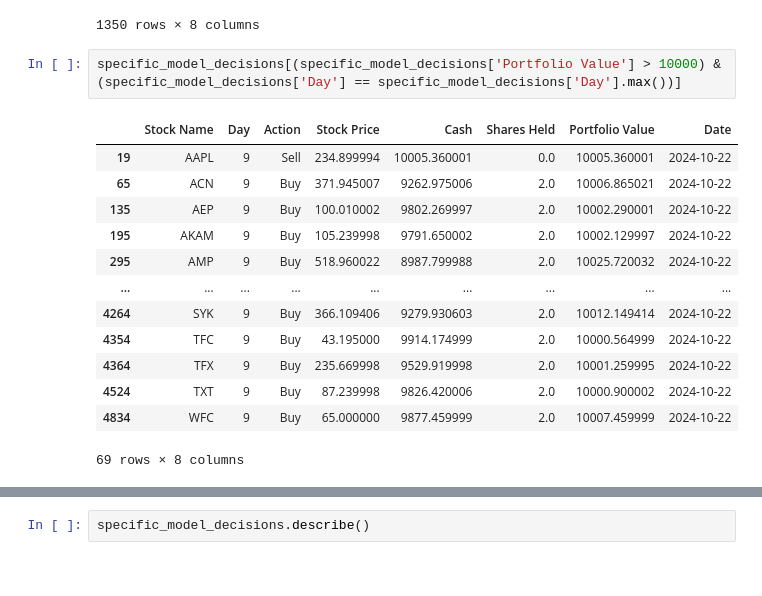
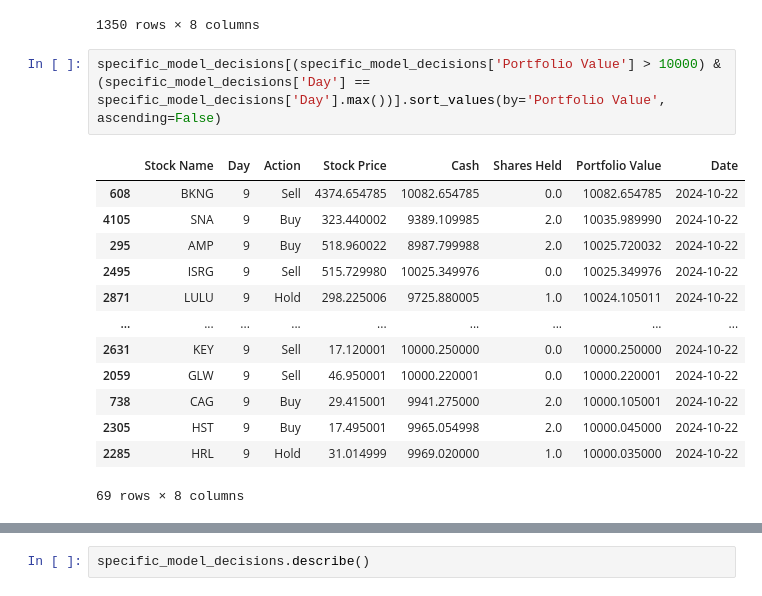
Before and after one commit to uniquedapoet/StockTradingModel, a Jupyter notebook: model_decision_EDA.ipynb, the cells around one changed output, grey strips where cells are left out. Saved outputs shown, nothing was run; the diff lists cells and outputs as text.

```diff
--- a/model_decision_EDA.ipynb
+++ b/model_decision_EDA.ipynb
@@ -97,19 +97,19 @@ specific_model_decisions[specific_model_decisions['Action']  == 'Buy']
 | 4964 | ZBH | 9 | Buy | 104.099998 | 9895.900002 | 1.0 | 10000.000000 | 2024-10-22 |
 1350 rows × 8 columns
 # %%
-specific_model_decisions[(specific_model_decisions['Portfolio Value'] > 10000) & (specific_model_decisions['Day'] == specific_model_decisions['Day'].max())]
+specific_model_decisions[(specific_model_decisions['Portfolio Value'] > 10000) & (specific_model_decisions['Day'] == specific_model_decisions['Day'].max())].sort_values(by='Portfolio Value', ascending=False)
 # %% [output]
 |  | Stock Name | Day | Action | Stock Price | Cash | Shares Held | Portfolio Value | Date |
-| 19 | AAPL | 9 | Sell | 234.899994 | 10005.360001 | 0.0 | 10005.360001 | 2024-10-22 |
-| 65 | ACN | 9 | Buy | 371.945007 | 9262.975006 | 2.0 | 10006.865021 | 2024-10-22 |
-| 135 | AEP | 9 | Buy | 100.010002 | 9802.269997 | 2.0 | 10002.290001 | 2024-10-22 |
-| 195 | AKAM | 9 | Buy | 105.239998 | 9791.650002 | 2.0 | 10002.129997 | 2024-10-22 |
+| 608 | BKNG | 9 | Sell | 4374.654785 | 10082.654785 | 0.0 | 10082.654785 | 2024-10-22 |
+| 4105 | SNA | 9 | Buy | 323.440002 | 9389.109985 | 2.0 | 10035.989990 | 2024-10-22 |
 | 295 | AMP | 9 | Buy | 518.960022 | 8987.799988 | 2.0 | 10025.720032 | 2024-10-22 |
+| 2495 | ISRG | 9 | Sell | 515.729980 | 10025.349976 | 0.0 | 10025.349976 | 2024-10-22 |
+| 2871 | LULU | 9 | Hold | 298.225006 | 9725.880005 | 1.0 | 10024.105011 | 2024-10-22 |
 | ... | ... | ... | ... | ... | ... | ... | ... | ... |
-| 4264 | SYK | 9 | Buy | 366.109406 | 9279.930603 | 2.0 | 10012.149414 | 2024-10-22 |
-| 4354 | TFC | 9 | Buy | 43.195000 | 9914.174999 | 2.0 | 10000.564999 | 2024-10-22 |
-| 4364 | TFX | 9 | Buy | 235.669998 | 9529.919998 | 2.0 | 10001.259995 | 2024-10-22 |
-| 4524 | TXT | 9 | Buy | 87.239998 | 9826.420006 | 2.0 | 10000.900002 | 2024-10-22 |
-| 4834 | WFC | 9 | Buy | 65.000000 | 9877.459999 | 2.0 | 10007.459999 | 2024-10-22 |
+| 2631 | KEY | 9 | Sell | 17.120001 | 10000.250000 | 0.0 | 10000.250000 | 2024-10-22 |
+| 2059 | GLW | 9 | Sell | 46.950001 | 10000.220001 | 0.0 | 10000.220001 | 2024-10-22 |
+| 738 | CAG | 9 | Buy | 29.415001 | 9941.275000 | 2.0 | 10000.105001 | 2024-10-22 |
+| 2305 | HST | 9 | Buy | 17.495001 | 9965.054998 | 2.0 | 10000.045000 | 2024-10-22 |
+| 2285 | HRL | 9 | Hold | 31.014999 | 9969.020000 | 1.0 | 10000.035000 | 2024-10-22 |
 69 rows × 8 columns
 # %%
```
Also changed, not shown: parts of 4 cells of this notebook, 3 other files.
